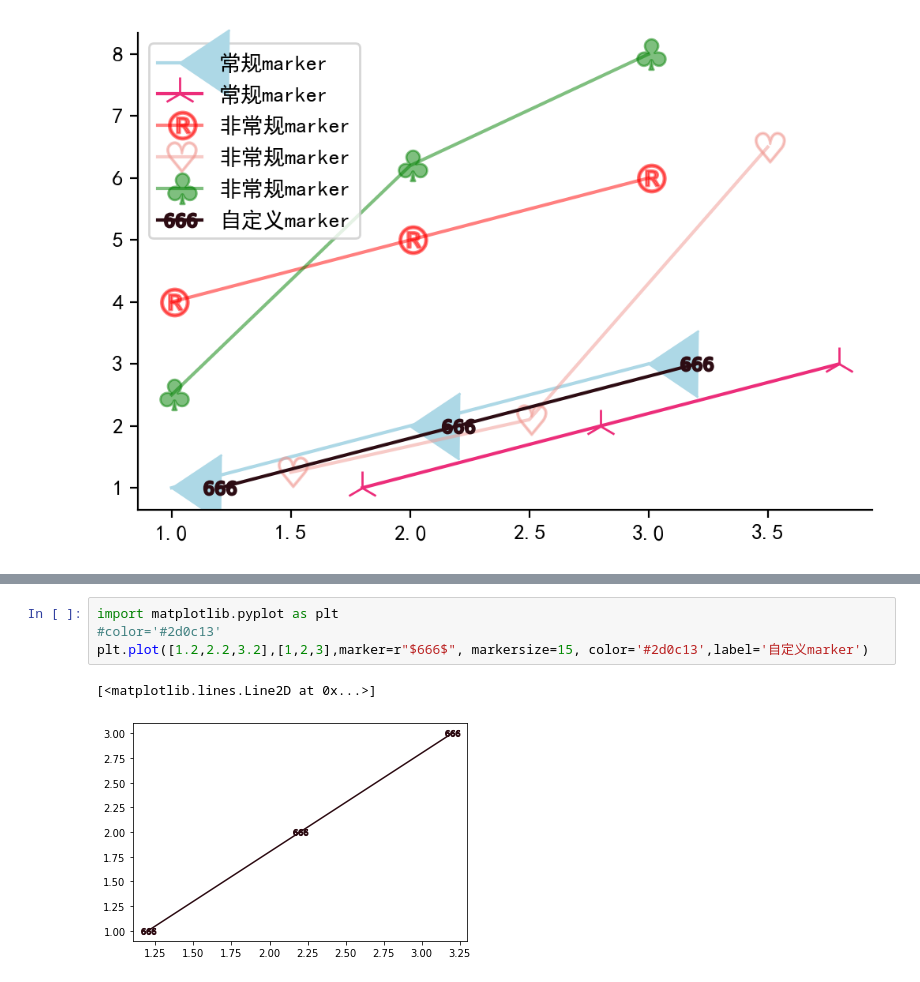
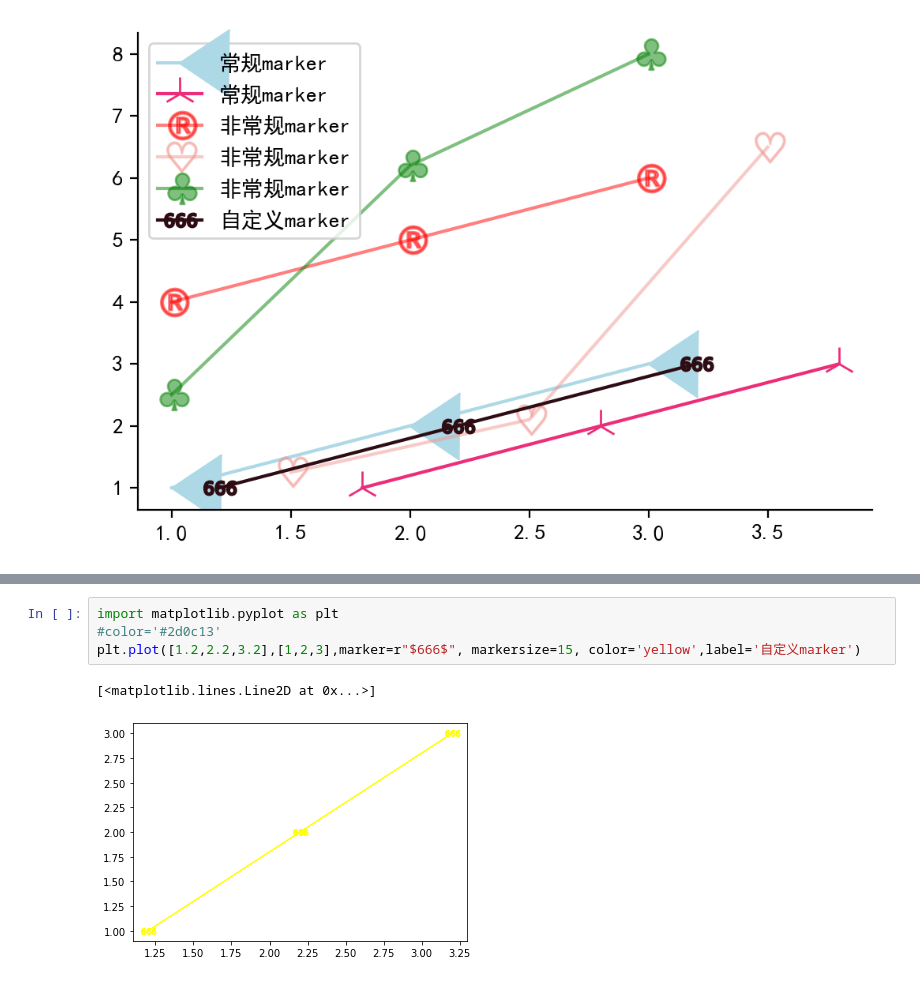
Before and after one commit to hongleishen/00_python, a Jupyter notebook: 15_money/Untitled-4.ipynb, the cells around one changed output, grey strips where cells are left out. Cells and saved outputs as stored; diff of their text form.

```diff
--- a/15_money/Untitled-4.ipynb
+++ b/15_money/Untitled-4.ipynb
@@ -57,7 +57,7 @@ yellowgreen #9ACD32
 # %%
 import matplotlib.pyplot as plt
 #color='#2d0c13'
-plt.plot([1.2,2.2,3.2],[1,2,3],marker=r"$666$", markersize=15, color='#2d0c13',label='自定义marker')
+plt.plot([1.2,2.2,3.2],[1,2,3],marker=r"$666$", markersize=15, color='yellow',label='自定义marker')
 # %% [output]
 [<matplotlib.lines.Line2D at 0x...>]
-[figure, old version]
+[figure, new version]
```
Also changed, not shown: parts of 19 cells of this notebook, 3 other files.
